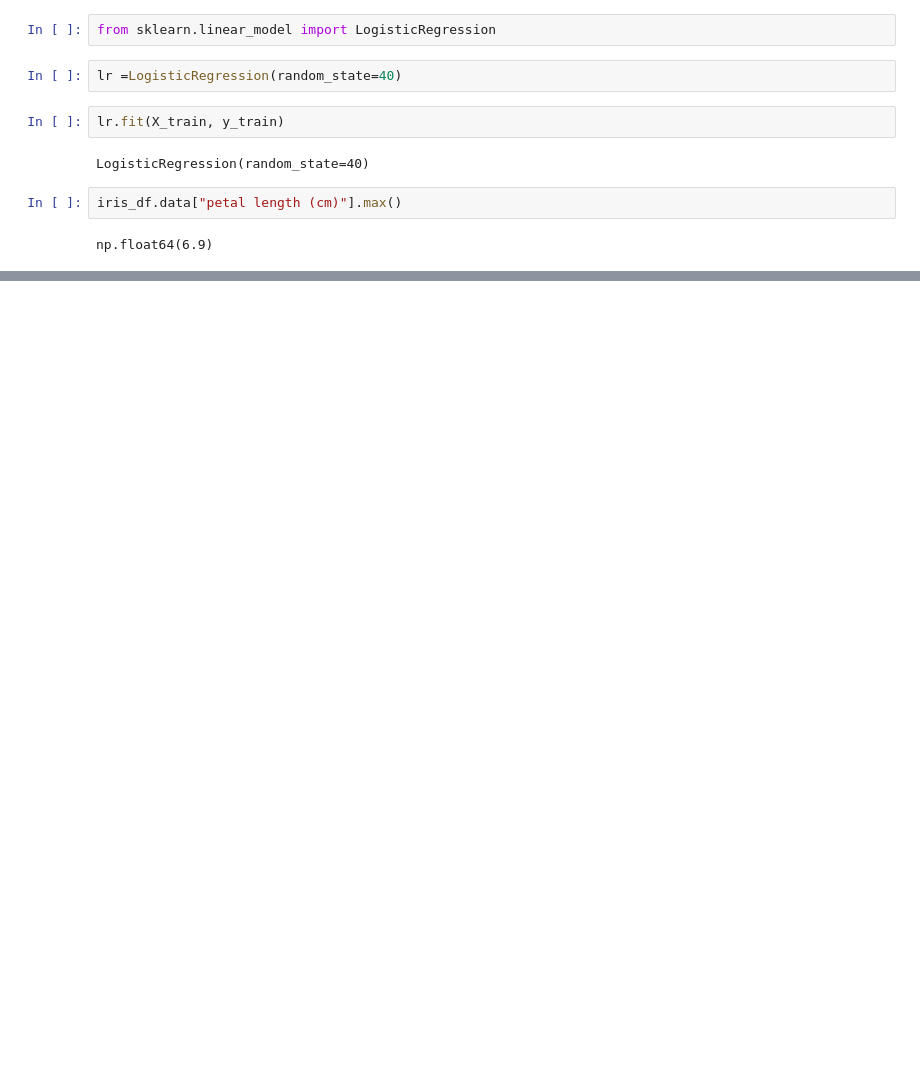
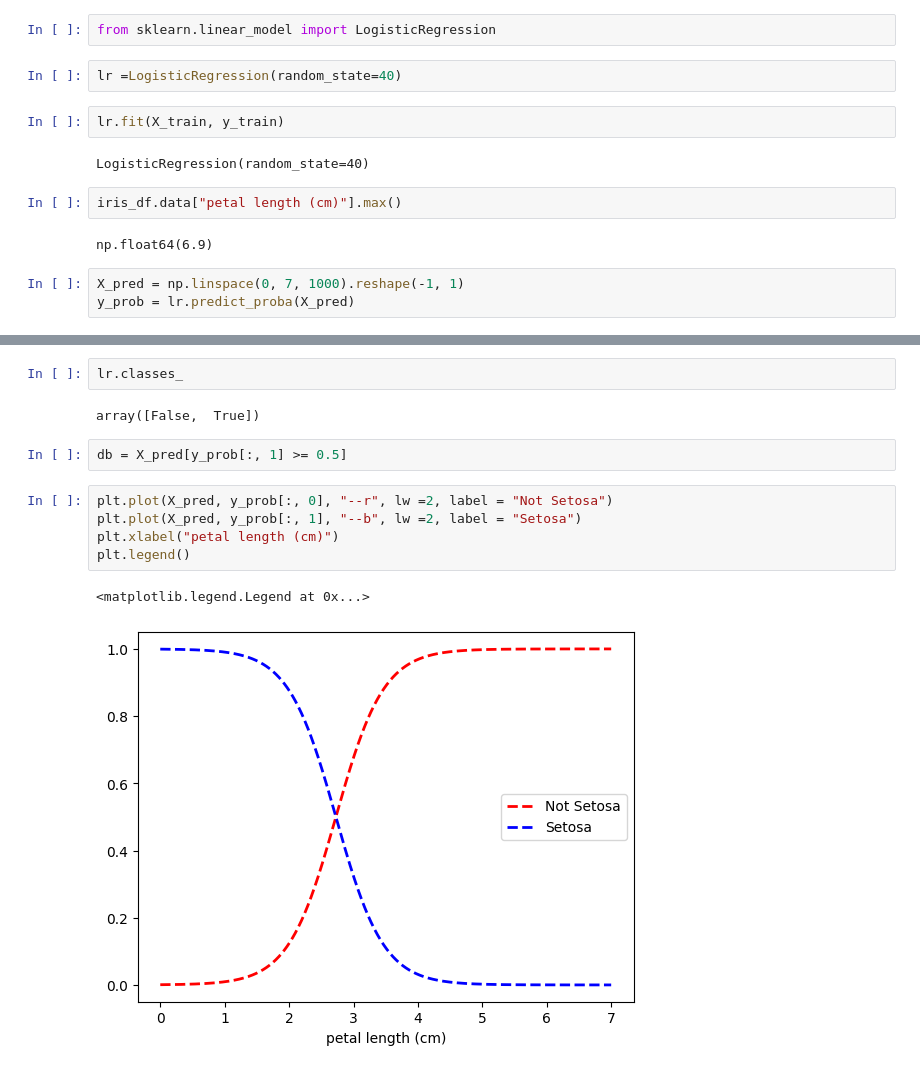
Before and after one commit to Faghaee2000/Some-machine-learning-exercises, a Jupyter notebook: ML_exercises.ipynb, the cells around one changed output, grey strips where cells are left out. Cells and saved outputs as stored; diff of their text form; blank space fills up the shorter version.

Commit message:
plot

```diff
--- a/ML_exercises.ipynb
+++ b/ML_exercises.ipynb
@@ -301,3 +301,6 @@ LogisticRegression(random_state=40)
 iris_df.data["petal length (cm)"].max()
 # %% [output]
 np.float64(6.9)
+# %%
+X_pred = np.linspace(0, 7, 1000).reshape(-1, 1)
+y_prob = lr.predict_proba(X_pred)
@@ -303,0 +317,14 @@ np.float64(6.9)
+# %%
+lr.classes_
+# %% [output]
+array([False,  True])
+# %%
+db = X_pred[y_prob[:, 1] >= 0.5]
+# %%
+plt.plot(X_pred, y_prob[:, 0], "--r", lw =2, label = "Not Setosa")
+plt.plot(X_pred, y_prob[:, 1], "--b", lw =2, label = "Setosa")
+plt.xlabel("petal length (cm)")
+plt.legend()
+# %% [output]
+<matplotlib.legend.Legend at 0x...>
+[figure, added]
```
Also changed, not shown: parts of 1 cell of this notebook.
